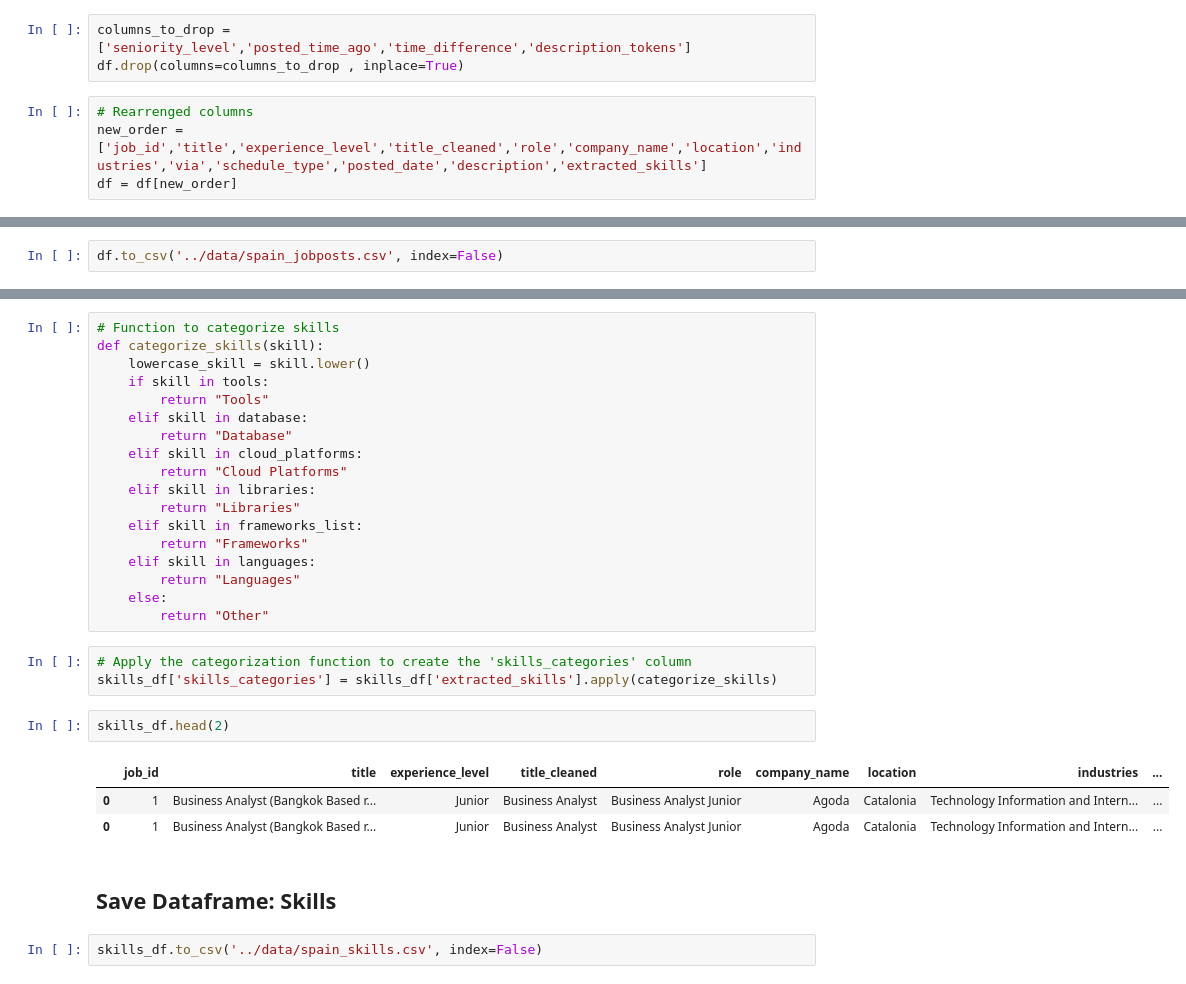
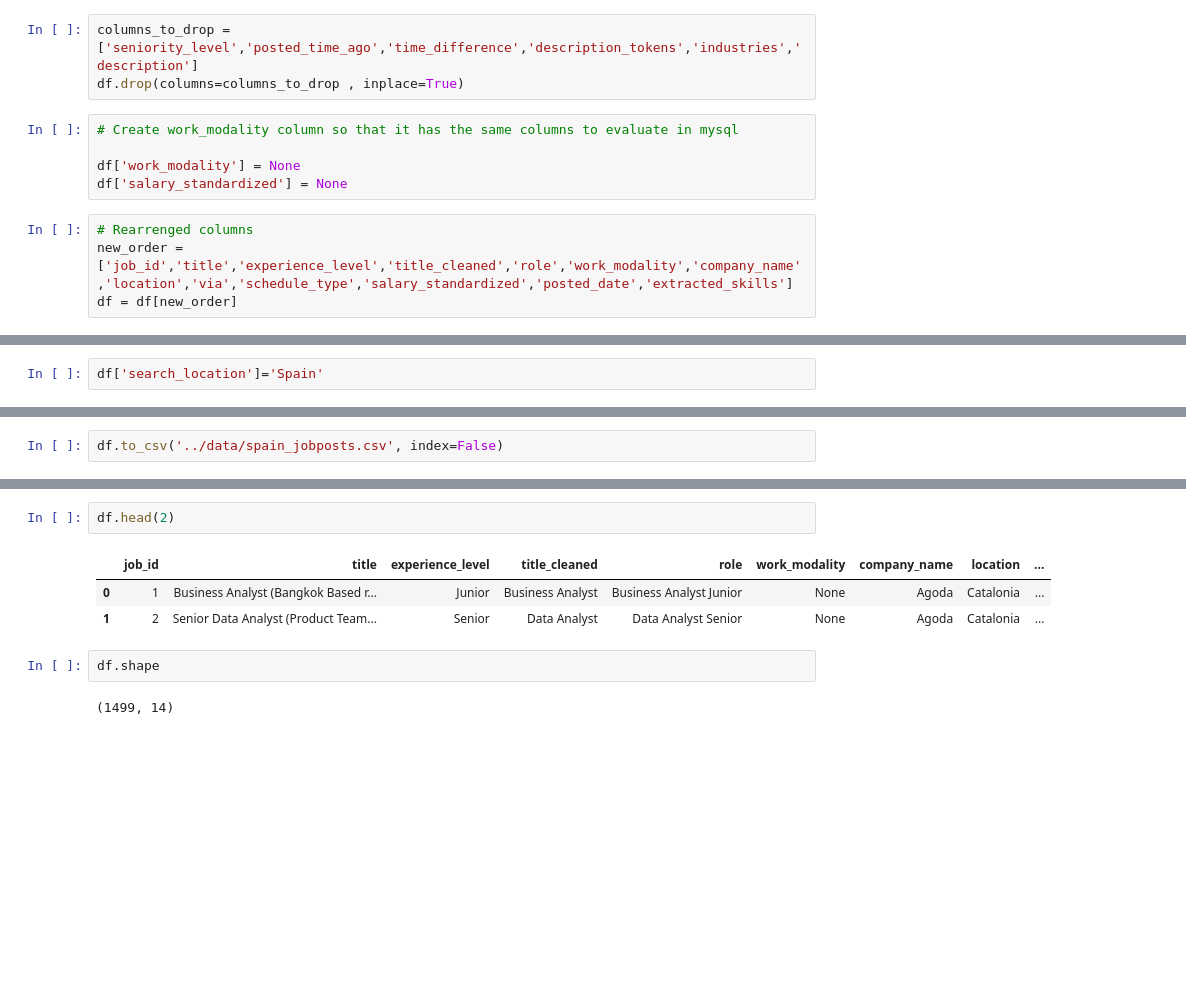
Before and after one commit to MairaMG/Data_Skills_Radar, a Jupyter notebook: notebooks/ETL_Spain.ipynb, the cells around one changed output, grey strips where cells are left out. Saved outputs shown, nothing was run; the diff lists cells and outputs as text; blank space fills up the shorter version.

```diff
--- a/notebooks/ETL_Spain.ipynb
+++ b/notebooks/ETL_Spain.ipynb
@@ -397,9 +430,14 @@ df
 # %%
-columns_to_drop = ['seniority_level','posted_time_ago','time_difference','description_tokens']
+columns_to_drop = ['seniority_level','posted_time_ago','time_difference','description_tokens','industries','description']
 df.drop(columns=columns_to_drop , inplace=True)
+# %%
+# Create work_modality column so that it has the same columns to evaluate in mysql
+
+df['work_modality'] = None
+df['salary_standardized'] = None
 # %%
 # Rearrenged columns
-new_order = ['job_id','title','experience_level','title_cleaned','role','company_name','location','industries','via','schedule_type','posted_date','description','extracted_skills']
+new_order = ['job_id','title','experience_level','title_cleaned','role','work_modality','company_name','location','via','schedule_type','salary_standardized','posted_date','extracted_skills']
 df = df[new_order]
 # %%
 df.columns
@@ -411,3 +457,5 @@ Index(['job_id', 'title', 'experience_level', 'title_cleaned', 'role',
+# %%
+df['search_location']='Spain'
 # %% [markdown]
 ## Save Dataframe: Job Posts
 # %%
@@ -458,31 +463,10 @@ languages = ["python","sql","r","java","scala","nosql","sas","go","mongodb","she
-# %%
-# Function to categorize skills
-def categorize_skills(skill):
-    lowercase_skill = skill.lower()
-    if skill in tools:
-        return "Tools"
-    elif skill in database:
-        return "Database"
-    elif skill in cloud_platforms:
-        return "Cloud Platforms"
-    elif skill in libraries:
-        return "Libraries"
-    elif skill in frameworks_list:
-        return "Frameworks"
-    elif skill in languages:
-        return "Languages"
-    else:
-        return "Other"
-# %%
-# Apply the categorization function to create the 'skills_categories' column
-skills_df['skills_categories'] = skills_df['extracted_skills'].apply(categorize_skills)
 # %%
-skills_df.head(2)
+df.head(2)
 # %% [output]
-|  | job_id | title | experience_level | title_cleaned | role | company_name | location | industries | ... |
-| 0 | 1 | Business Analyst (Bangkok Based r... | Junior | Business Analyst | Business Analyst Junior | Agoda | Catalonia | Technology Information and Intern... | ... |
-| 0 | 1 | Business Analyst (Bangkok Based r... | Junior | Business Analyst | Business Analyst Junior | Agoda | Catalonia | Technology Information and Intern... | ... |
+|  | job_id | title | experience_level | title_cleaned | role | work_modality | company_name | location | ... |
+| 0 | 1 | Business Analyst (Bangkok Based r... | Junior | Business Analyst | Business Analyst Junior | None | Agoda | Catalonia | ... |
+| 1 | 2 | Senior Data Analyst (Product Team... | Senior | Data Analyst | Data Analyst Senior | None | Agoda | Catalonia | ... |
-# %% [markdown]
-## Save Dataframe: Skills
-# %%
-skills_df.to_csv('../data/spain_skills.csv', index=False)
+# %%
+df.shape
+# %% [output]
+(1499, 14)
```
Also changed, not shown: parts of 13 cells of this notebook, 4 other files.
